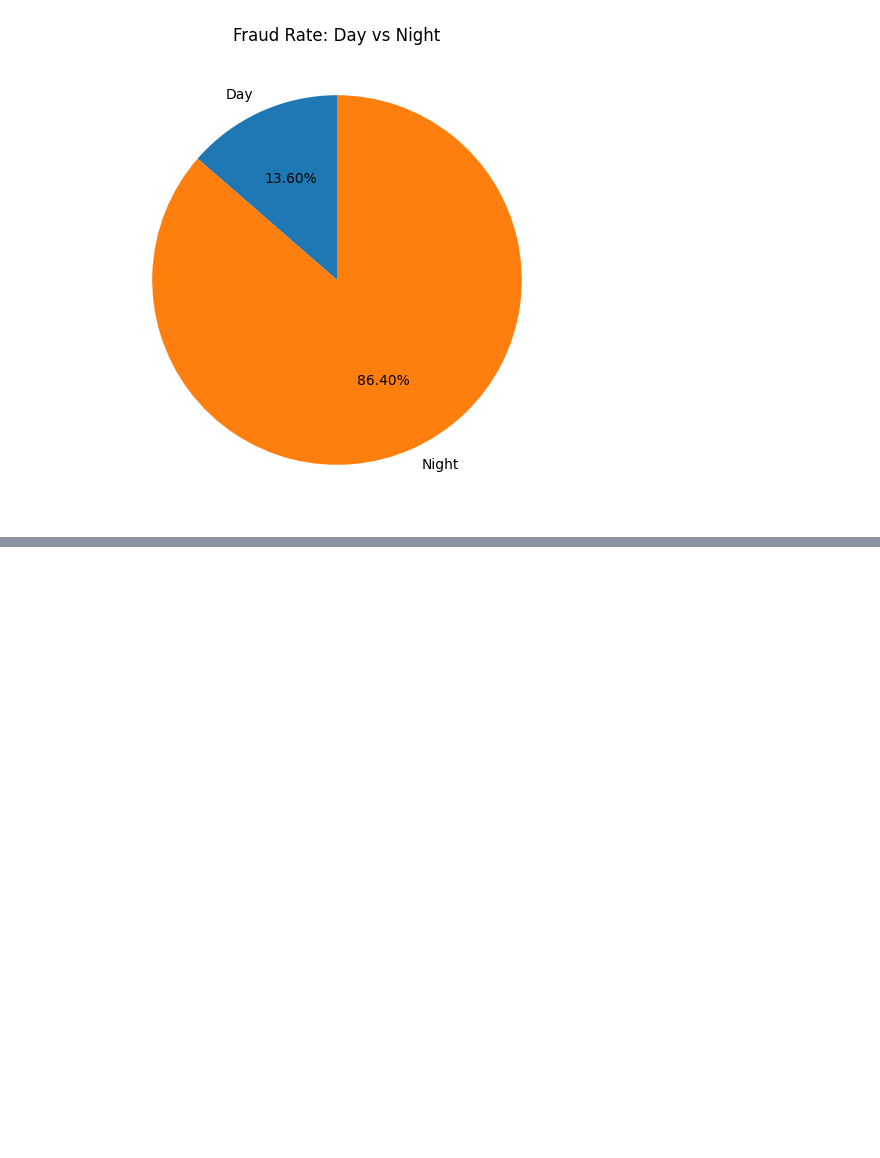
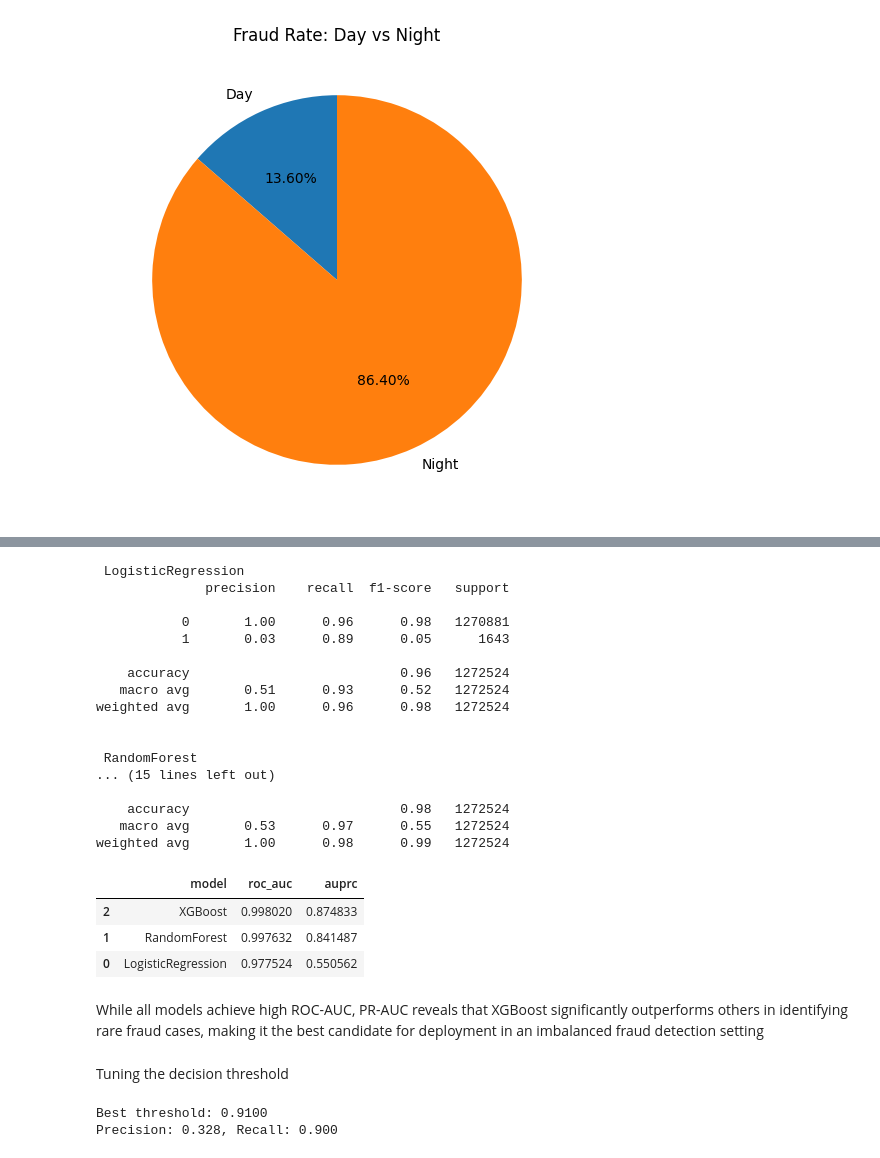
Before and after one commit to codebyyashvi/Bank_Fraud_Detection, a Jupyter notebook: Analysis.ipynb, the cells around one changed output, grey strips where cells are left out. Drawn from its saved outputs; the diff is of its cells as text; code cells hidden in the pictures; blank space fills up the shorter version.

```diff
--- a/Analysis.ipynb
+++ b/Analysis.ipynb
@@ -235,0 +288,8 @@ plt.show()
+# %%
+df.drop(columns=['amount_bin'], inplace=True)
+df.fillna(0, inplace=True)
+
+le = LabelEncoder()
+df['type_enc'] = le.fit_transform(df['type'])
+
+df.drop(['nameOrig', 'nameDest', 'type'], axis=1, inplace=True)
@@ -235,0 +298,14 @@ plt.show()
+# %%
+x = df.drop(columns=['isFraud', 'isFlaggedFraud'])
+y = df['isFraud'].values
+
+x_train, x_test, y_train, y_test = train_test_split(
+    x, y, test_size=0.2, stratify=y, random_state=42
+)
+
+scaler = RobustScaler()
+num_cols = x_train.select_dtypes(include=[np.number]).columns
+scaler.fit(x_train[num_cols])
+
+x_train[num_cols] = scaler.transform(x_train[num_cols])
+x_test[num_cols] = scaler.transform(x_test[num_cols])
@@ -235,0 +370,58 @@ plt.show()
+# %%
+results = []
+for name, model in models.items():
+    if hasattr(model, 'predict_proba'):
+        scores = model.predict_proba(x_test)[:,-1]
+    else:
+        scores = model.decision_function(x_test)
+    print('\n', name)
+    print(classification_report(y_test, (scores>0.5).astype(int)))
+    results.append({'model':name, 'roc_auc':roc_auc_score(y_test, scores), 'auprc':average_precision_score(y_test, scores)})
+
+pd.DataFrame(results).sort_values('auprc', ascending=False)
+# %% [output]
+ LogisticRegression
+              precision    recall  f1-score   support
+
+           0       1.00      0.96      0.98   1270881
+           1       0.03      0.89      0.05      1643
+
+    accuracy                           0.96   1272524
+   macro avg       0.51      0.93      0.52   1272524
+weighted avg       1.00      0.96      0.98   1272524
+
+
+ RandomForest
+... (15 lines left out)
+
+    accuracy                           0.98   1272524
+   macro avg       0.53      0.97      0.55   1272524
+weighted avg       1.00      0.98      0.99   1272524
+|  | model | roc_auc | auprc |
+| 2 | XGBoost | 0.998020 | 0.874833 |
+| 1 | RandomForest | 0.997632 | 0.841487 |
+| 0 | LogisticRegression | 0.977524 | 0.550562 |
+# %% [markdown]
+While all models achieve high ROC-AUC, PR-AUC reveals that XGBoost significantly outperforms others in identifying rare fraud cases, making it the best candidate for deployment in an imbalanced fraud detection setting
+# %% [markdown]
+Tuning the decision threshold
+# %%
+from sklearn.metrics import precision_recall_curve
+
+model = models['XGBoost']
+
+y_scores = model.predict_proba(x_test)[:,1]
+precision, recall, thresholds = precision_recall_curve(y_test, y_scores)
+
+# Find threshold with recall >= 0.90 and best precision
+candidates = [
+    (t, p, r) for t, p, r in zip(thresholds, precision[:-1], recall[:-1])
+    if r >= 0.90
+]
+
+best_threshold, best_p, best_r = max(candidates, key=lambda x: x[1])
+print(f"Best threshold: {best_threshold:.4f}")
+print(f"Precision: {best_p:.3f}, Recall: {best_r:.3f}")
+# %% [output]
+Best threshold: 0.9100
+Precision: 0.328, Recall: 0.900
```
Also changed, not shown: parts of 20 cells of this notebook, 1 other file.
